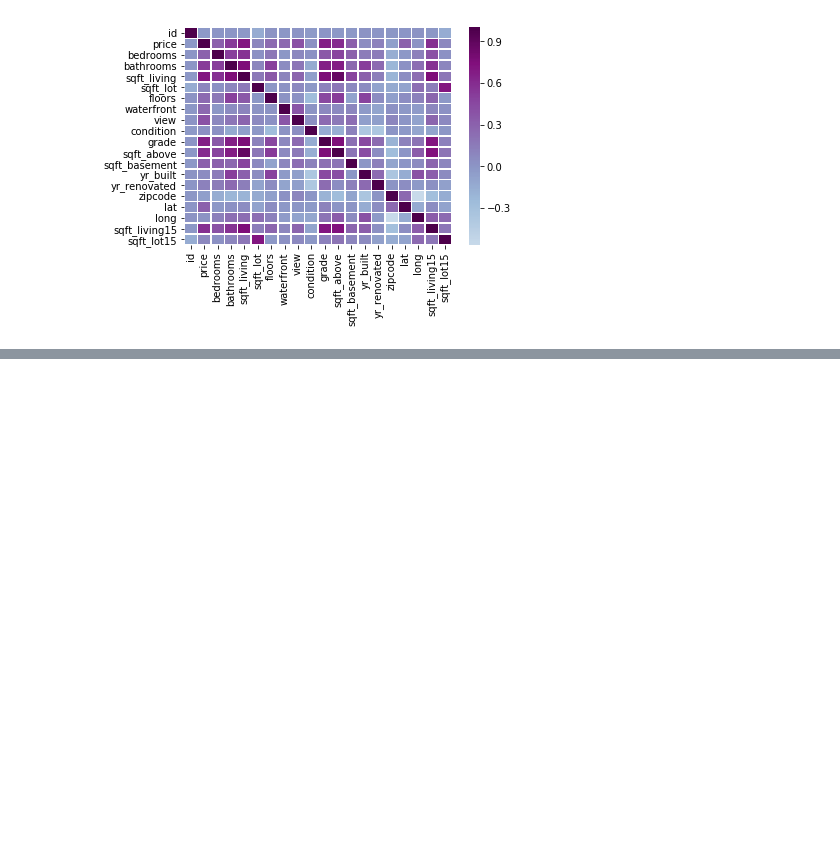
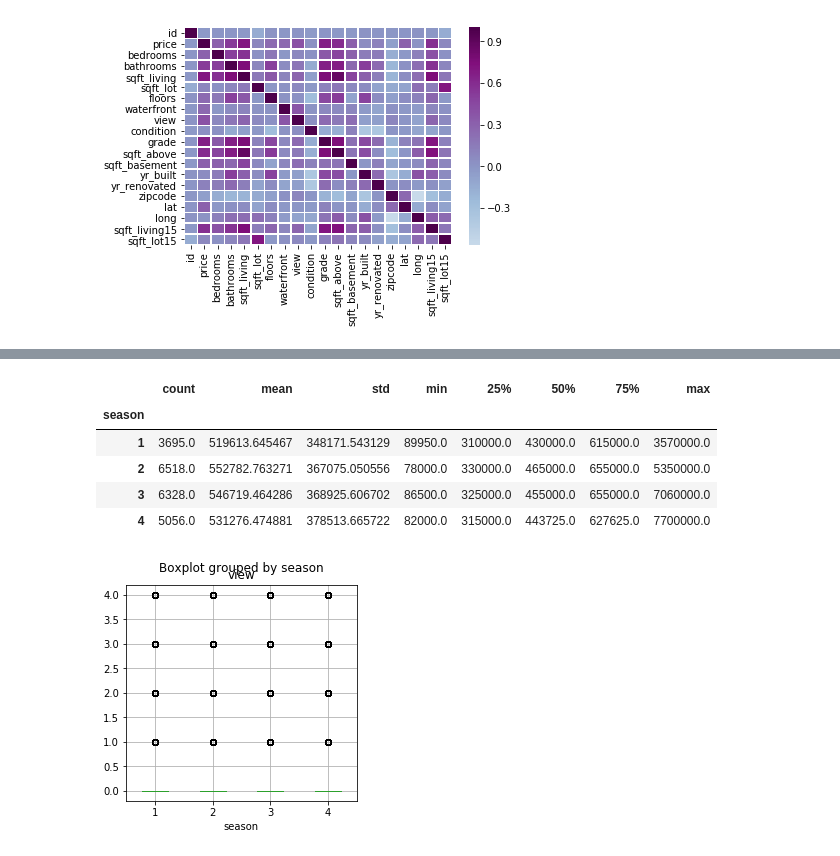
Before and after one commit to matt8955/Mod-1-project, a Jupyter notebook: minna_student.ipynb, the cells around one changed output, grey strips where cells are left out. Drawn from its saved outputs; the diff is of its cells as text; code cells hidden in the pictures; blank space fills up the shorter version.

```diff
--- a/minna_student.ipynb
+++ b/minna_student.ipynb
@@ -767,0 +768,12 @@ sns.heatmap(df.corr(), center=0, linewidth = 0.5, cmap = 'BuPu');
+# %%
+df.boxplot('view',by = 'season',figsize = (4,4)) #use boxplot to see how much in each weather situtations, the weather situation differs
+
+df.groupby('season').price.describe()
+# %% [output]
+|  | count | mean | std | min | 25% | 50% | 75% | max |
+| season |  |  |  |  |  |  |  |  |
+| 1 | 3695.0 | 519613.645467 | 348171.543129 | 89950.0 | 310000.0 | 430000.0 | 615000.0 | 3570000.0 |
+| 2 | 6518.0 | 552782.763271 | 367075.050556 | 78000.0 | 330000.0 | 465000.0 | 655000.0 | 5350000.0 |
+| 3 | 6328.0 | 546719.464286 | 368925.606702 | 86500.0 | 325000.0 | 455000.0 | 655000.0 | 7060000.0 |
+| 4 | 5056.0 | 531276.474881 | 378513.665722 | 82000.0 | 315000.0 | 443725.0 | 627625.0 | 7700000.0 |
+[figure, added]
```
Also changed, not shown: parts of 20 cells of this notebook.
